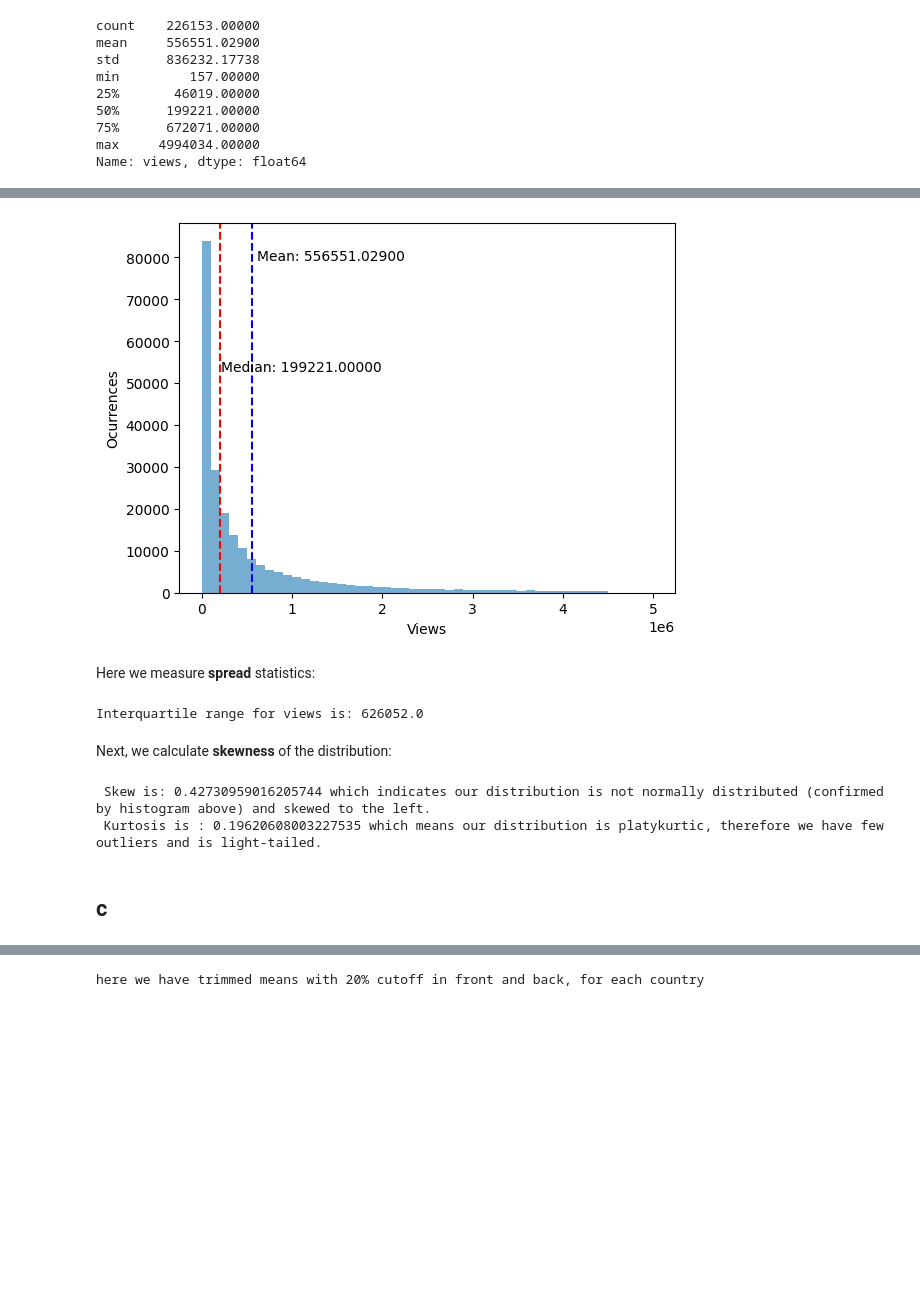
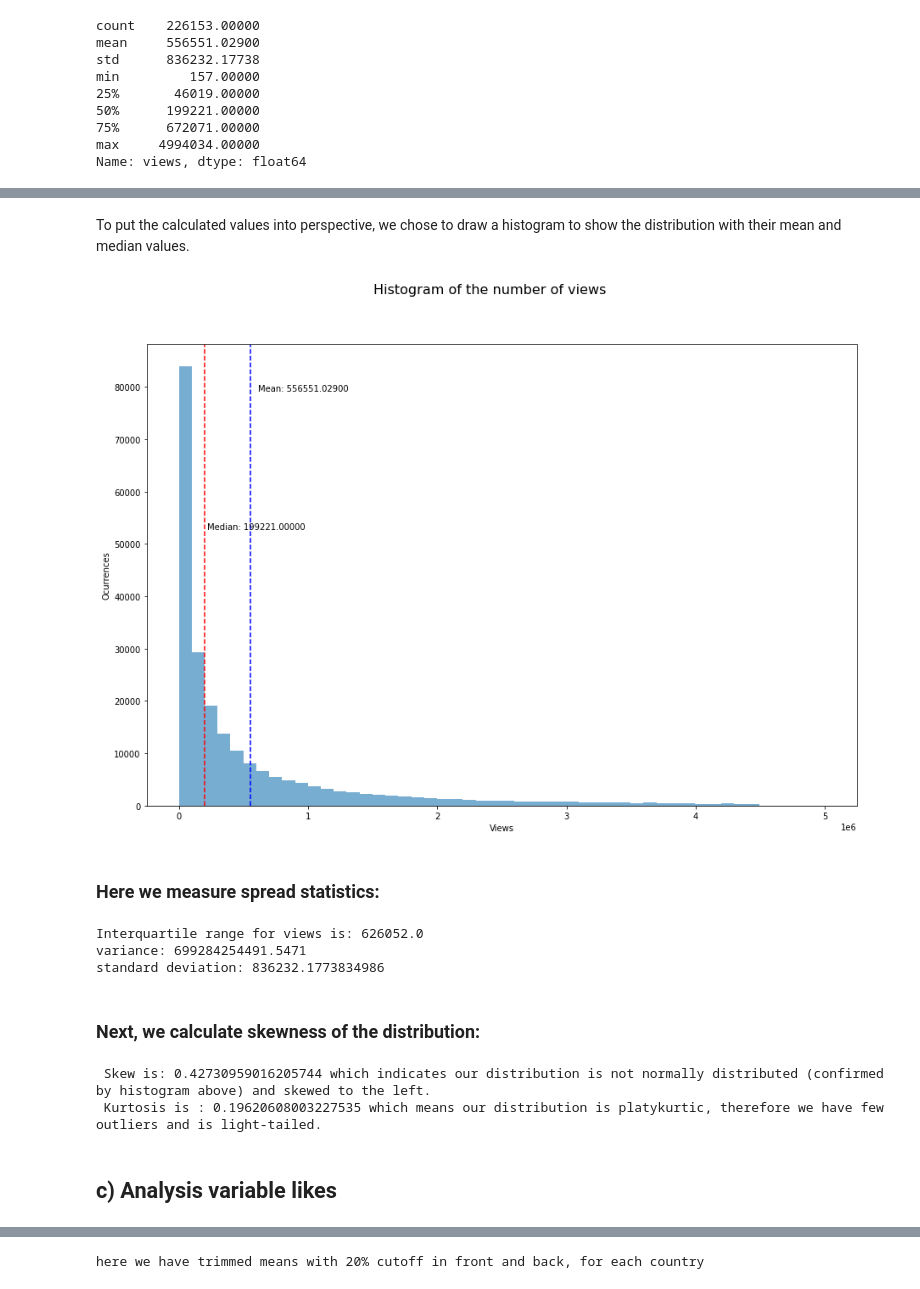
Before and after one commit to Falk358/data_science, a Jupyter notebook: sheet03/dea03_exercise2_univariate_analysis.ipynb, the cells around one changed output, grey strips where cells are left out. Cells and saved outputs as stored; diff of their text form; code cells hidden in the pictures; blank space fills up the shorter version.

```diff
--- a/sheet03/dea03_exercise2_univariate_analysis.ipynb
+++ b/sheet03/dea03_exercise2_univariate_analysis.ipynb
@@ -92,34 +104,46 @@ Modes:
 0   3778.00000
 1   6573.00000
 Name: views, dtype: float64
+# %% [markdown]
+To put the calculated values into perspective, we chose to draw a histogram to show the distribution with their mean and median values.
 # %%
 # show graphical representations of the distribution
-#df_views.count()
 fig, ax = plt.subplots(1)
+fig.set_size_inches(15,10)
+fig.suptitle("Histogram of the number of views", fontsize=16)
+
 n, bins, patches = ax.hist(df_views, bins = 50, alpha = 0.6)
 ax.set_ylabel("Ocurrences")
 ax.set_xlabel("Views")
+
 ax.axvline(views_mean, linestyle = "dashed", color = "b")
 min_ylim, max_ylim = plt.ylim()
 ax.text(views_mean *1.1, max_ylim *0.9, 'Mean: {:.5f}'.format(views_mean))
 ax.axvline(views_median, linestyle = "dashed", color = "r")
 #min_ylim_2, max_ylim_2 = plt.ylim()
 ax.text(views_median *1.1, max_ylim *0.6, 'Median: {:.5f}'.format(views_median))
 fig.show()
 # %% [output]
-[figure, old version]
+[figure, new version]
 # %% [markdown]
-Here we measure **spread** statistics:
+### Here we measure **spread** statistics:
 # %%
+# variance
 variance_views = df_views.var(skipna=True)
+
+# standard deviation
 std_deviation_views = np.sqrt(variance_views)
-std_deviation_views
+
+#inter quartile range
 quarter =df_views.quantile(0.25)
 three_quarter = df_views.quantile(0.75)
 iqr = three_quarter - quarter
-print(f"Interquartile range for views is: {iqr}")
+
+print(f"Interquartile range for views is: {iqr}\nvariance: {variance_views}\nstandard deviation: {std_deviation_views}")
 # %% [output]
 Interquartile range for views is: 626052.0
+variance: 699284254491.5471
+standard deviation: 836232.1773834986
 # %% [markdown]
-Next, we calculate **skewness** of the distribution:
+### Next, we calculate **skewness** of the distribution:
 # %%
@@ -131,5 +158,5 @@ print(f" Skew is: {skew} which indicates our distribution is not normally distri
  Skew is: 0.42730959016205744 which indicates our distribution is not normally distributed (confirmed by histogram above) and skewed to the left.
  Kurtosis is : 0.19620608003227535 which means our distribution is platykurtic, therefore we have few outliers and is light-tailed.
 # %% [markdown]
-## c
+## c) Analysis variable likes
 # %% [markdown]
```
Also changed, not shown: parts of 19 cells of this notebook, 1 other file.
